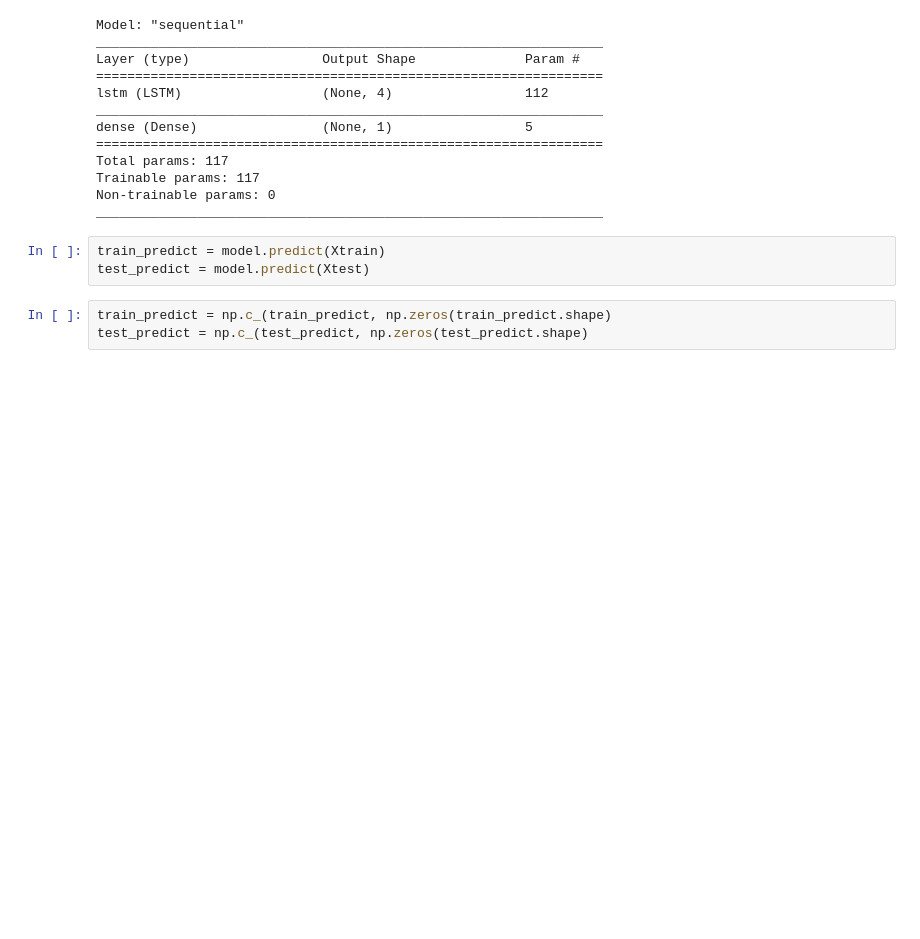
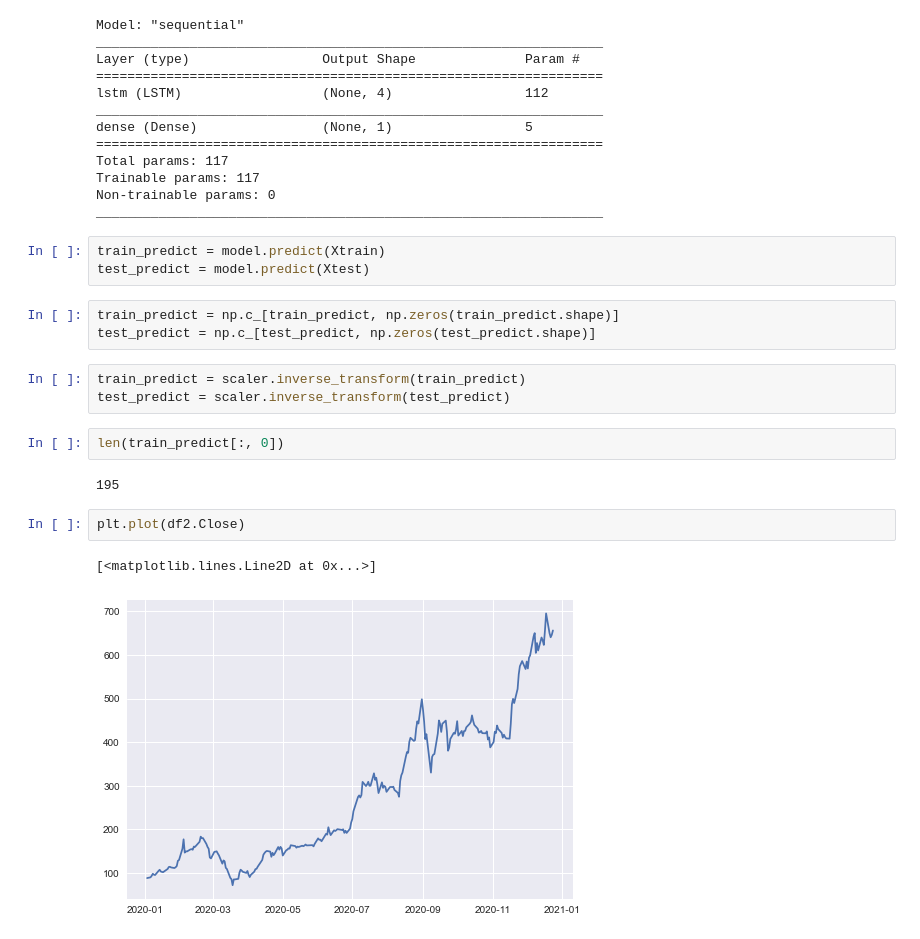
Before and after one commit to preacher6/TensorFlow-Tutorial, a Jupyter notebook: tensor_keras/stockprice_prediction.ipynb, the cells around one changed output. Cells and saved outputs as stored; diff of their text form; blank space fills up the shorter version.

Commit message:
predictions

```diff
--- a/tensor_keras/stockprice_prediction.ipynb
+++ b/tensor_keras/stockprice_prediction.ipynb
@@ -265,5 +265,17 @@ _________________________________________________________________
 train_predict = model.predict(Xtrain)
 test_predict = model.predict(Xtest)
 # %%
-train_predict = np.c_(train_predict, np.zeros(train_predict.shape)
-test_predict = np.c_(test_predict, np.zeros(test_predict.shape)
+train_predict = np.c_[train_predict, np.zeros(train_predict.shape)]
+test_predict = np.c_[test_predict, np.zeros(test_predict.shape)]
+# %%
+train_predict = scaler.inverse_transform(train_predict)
+test_predict = scaler.inverse_transform(test_predict)
+# %%
+len(train_predict[:, 0])
+# %% [output]
+195
+# %%
+plt.plot(df2.Close)
+# %% [output]
+[<matplotlib.lines.Line2D at 0x...>]
+[figure, added]
```
Also changed, not shown: parts of 8 cells of this notebook, 2 other files.
